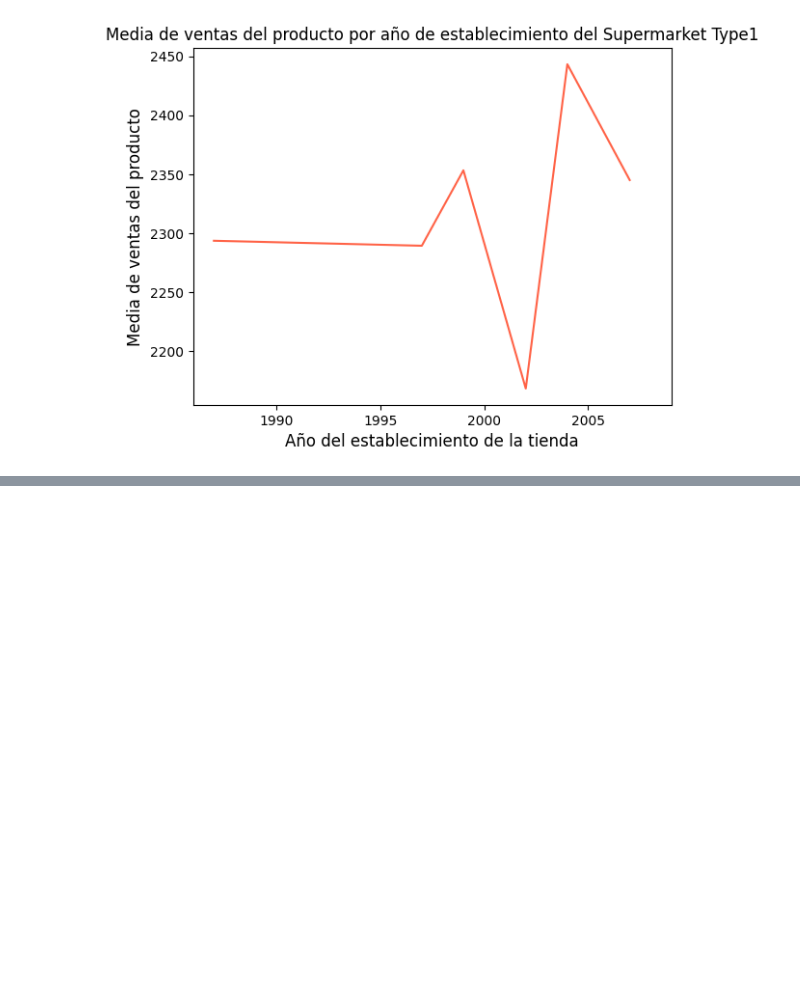
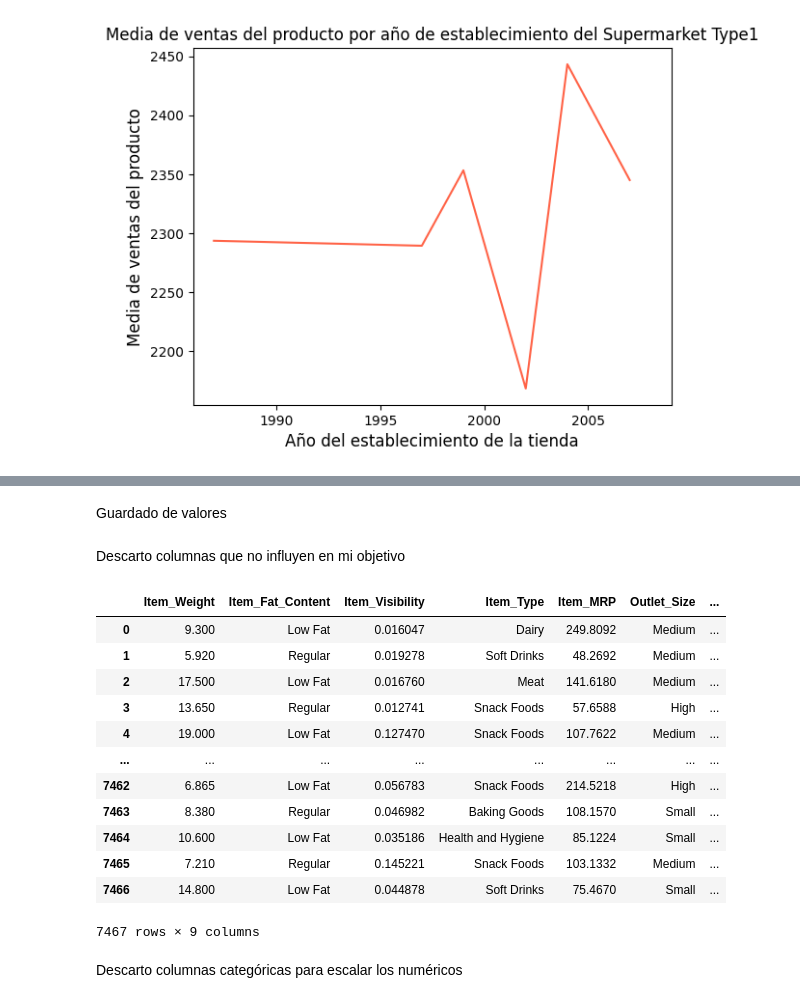
Before and after one commit to SDRChumpitaz/predicciones-ventas-comida, a Jupyter notebook: predicciones_venta_comida.ipynb, the cells around one changed output, grey strips where cells are left out. Drawn from its saved outputs; the diff is of its cells as text; code cells hidden in the pictures; blank space fills up the shorter version.

```diff
--- a/predicciones_venta_comida.ipynb
+++ b/predicciones_venta_comida.ipynb
@@ -632,0 +770,2 @@ plt.show()
+# %% [markdown]
+Guardado de valores
@@ -632,0 +774,21 @@ plt.show()
+# %% [markdown]
+Descarto columnas que no influyen en mi objetivo
+# %%
+df1.drop(columns=['Item_Identifier','Outlet_Identifier','Outlet_Establishment_Year'], axis=1, inplace=True)
+df1
+# %% [output]
+|  | Item_Weight | Item_Fat_Content | Item_Visibility | Item_Type | Item_MRP | Outlet_Size | ... |
+| 0 | 9.300 | Low Fat | 0.016047 | Dairy | 249.8092 | Medium | ... |
+| 1 | 5.920 | Regular | 0.019278 | Soft Drinks | 48.2692 | Medium | ... |
+| 2 | 17.500 | Low Fat | 0.016760 | Meat | 141.6180 | Medium | ... |
+| 3 | 13.650 | Regular | 0.012741 | Snack Foods | 57.6588 | High | ... |
+| 4 | 19.000 | Low Fat | 0.127470 | Snack Foods | 107.7622 | Medium | ... |
+| ... | ... | ... | ... | ... | ... | ... | ... |
+| 7462 | 6.865 | Low Fat | 0.056783 | Snack Foods | 214.5218 | High | ... |
+| 7463 | 8.380 | Regular | 0.046982 | Baking Goods | 108.1570 | Small | ... |
+| 7464 | 10.600 | Low Fat | 0.035186 | Health and Hygiene | 85.1224 | Small | ... |
+| 7465 | 7.210 | Regular | 0.145221 | Snack Foods | 103.1332 | Medium | ... |
+| 7466 | 14.800 | Low Fat | 0.044878 | Soft Drinks | 75.4670 | Small | ... |
+7467 rows × 9 columns
+# %% [markdown]
+Descarto columnas categóricas para escalar los numéricos
```
Also changed, not shown: parts of 63 cells of this notebook.
